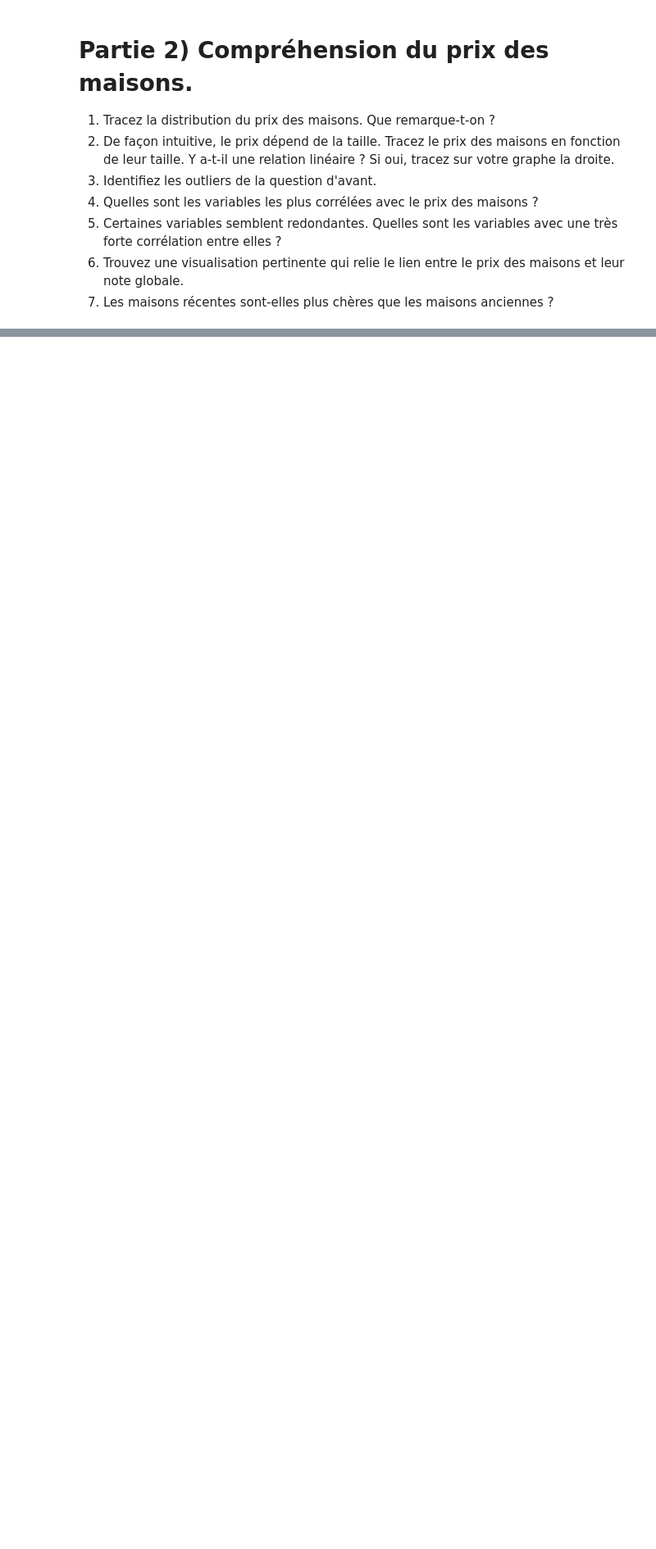
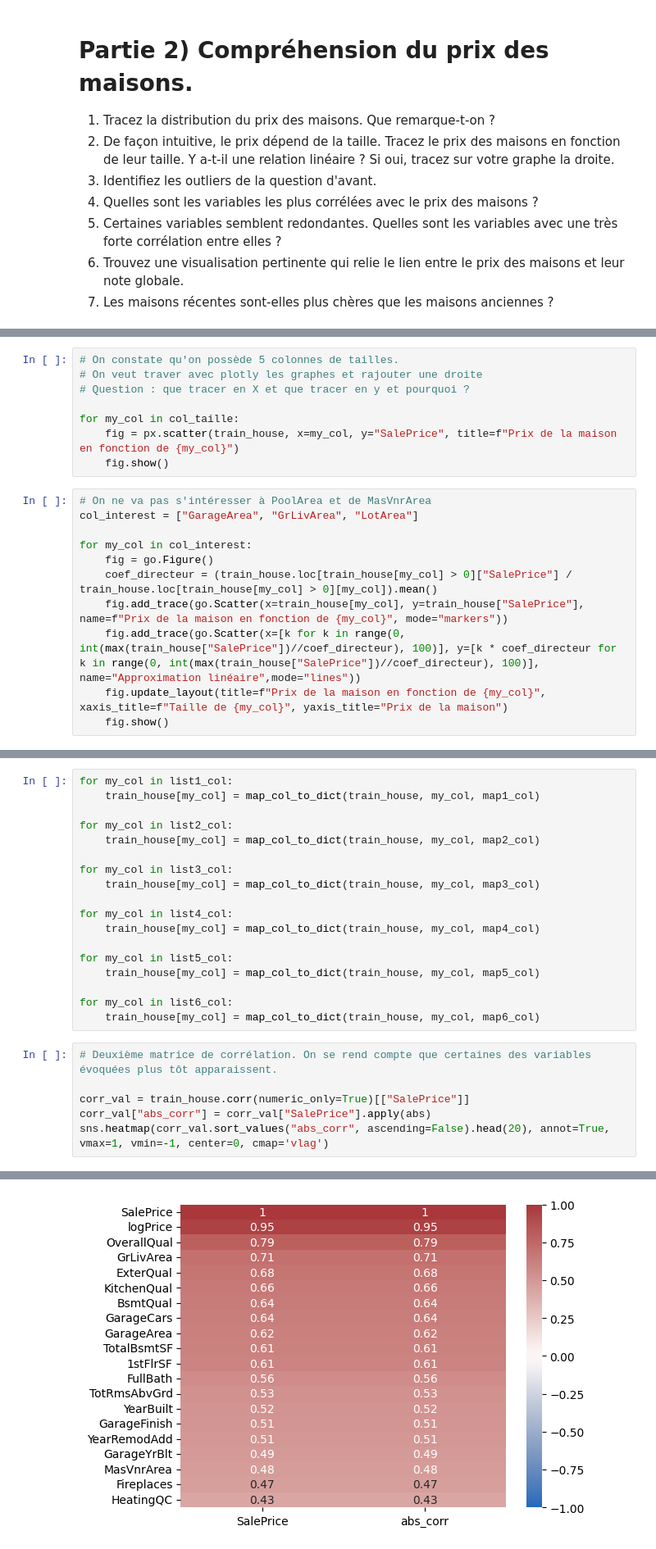
Before and after one commit to citrontruc/Exercice2HousePrice, a Jupyter notebook: Correction_house_analysis.ipynb, the cells around one changed output, grey strips where cells are left out. Shown at 82% size. Cells and saved outputs as stored; diff of their text form; blank space fills up the shorter version.

```diff
--- a/Correction_house_analysis.ipynb
+++ b/Correction_house_analysis.ipynb
@@ -67,0 +142,19 @@ print(f"On possède {len(list_col_identical)} colonnes avec 90 % des valeurs ide
+# %%
+# On constate qu'on possède 5 colonnes de tailles.
+# On veut traver avec plotly les graphes et rajouter une droite
+# Question : que tracer en X et que tracer en y et pourquoi ?
+
+for my_col in col_taille:
+    fig = px.scatter(train_house, x=my_col, y="SalePrice", title=f"Prix de la maison en fonction de {my_col}")
+    fig.show()
+# %%
+# On ne va pas s'intéresser à PoolArea et de MasVnrArea
+col_interest = ["GarageArea", "GrLivArea", "LotArea"]
+
+for my_col in col_interest:
+    fig = go.Figure()
+    coef_directeur = (train_house.loc[train_house[my_col] > 0]["SalePrice"] / train_house.loc[train_house[my_col] > 0][my_col]).mean()
+    fig.add_trace(go.Scatter(x=train_house[my_col], y=train_house["SalePrice"], name=f"Prix de la maison en fonction de {my_col}", mode="markers"))
+    fig.add_trace(go.Scatter(x=[k for k in range(0, int(max(train_house["SalePrice"])//coef_directeur), 100)], y=[k * coef_directeur for k in range(0, int(max(train_house["SalePrice"])//coef_directeur), 100)], name="Approximation linéaire",mode="lines"))
+    fig.update_layout(title=f"Prix de la maison en fonction de {my_col}", xaxis_title=f"Taille de {my_col}", yaxis_title="Prix de la maison")
+    fig.show()
@@ -67,0 +278,25 @@ print(f"On possède {len(list_col_identical)} colonnes avec 90 % des valeurs ide
+# %%
+for my_col in list1_col:
+    train_house[my_col] = map_col_to_dict(train_house, my_col, map1_col)
+
+for my_col in list2_col:
+    train_house[my_col] = map_col_to_dict(train_house, my_col, map2_col)
+
+for my_col in list3_col:
+    train_house[my_col] = map_col_to_dict(train_house, my_col, map3_col)
+
+for my_col in list4_col:
+    train_house[my_col] = map_col_to_dict(train_house, my_col, map4_col)
+
+for my_col in list5_col:
+    train_house[my_col] = map_col_to_dict(train_house, my_col, map5_col)
+
+for my_col in list6_col:
+    train_house[my_col] = map_col_to_dict(train_house, my_col, map6_col)
+# %%
+# Deuxième matrice de corrélation. On se rend compte que certaines des variables évoquées plus tôt apparaissent.
+
+corr_val = train_house.corr(numeric_only=True)[["SalePrice"]]
+corr_val["abs_corr"] = corr_val["SalePrice"].apply(abs)
+sns.heatmap(corr_val.sort_values("abs_corr", ascending=False).head(20), annot=True, vmax=1, vmin=-1, center=0, cmap='vlag')
+# %% [output]
@@ -67,0 +304 @@ print(f"On possède {len(list_col_identical)} colonnes avec 90 % des valeurs ide
+[figure, added]
```
Also changed, not shown: parts of 29 cells of this notebook.
